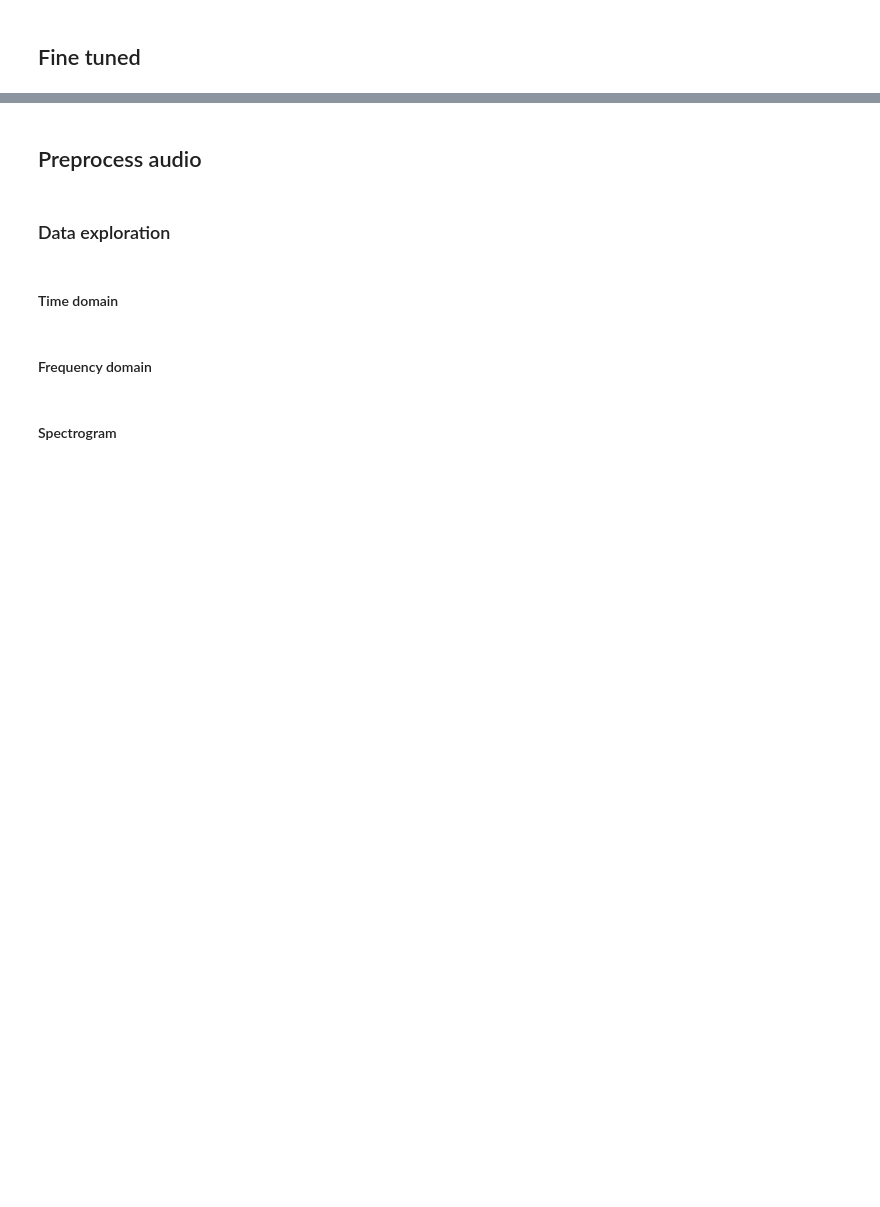
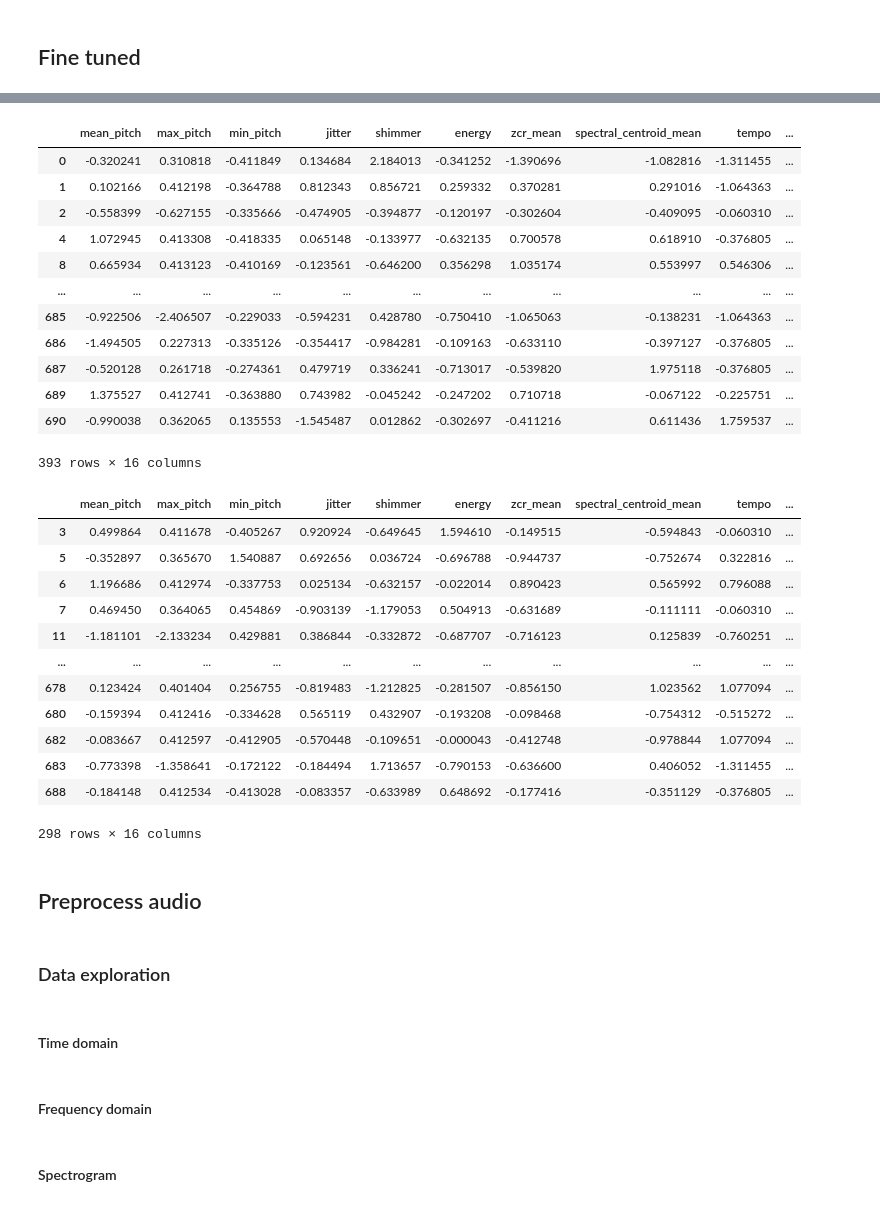
Before and after one commit to OTOTOTO02/Data-Science-Lab-process-and-methods-2024-25-WInter-Assignment, a Jupyter notebook: main.ipynb, the cells around one changed output, grey strips where cells are left out. Saved outputs shown, nothing was run; the diff lists cells and outputs as text; code cells hidden in the pictures; blank space fills up the shorter version.

```diff
--- a/main.ipynb
+++ b/main.ipynb
@@ -887,0 +860,32 @@ reg_male, reg_female = gender_regs(X_train_male, X_train_female, ages_male, ages
+# %%
+X_eval_male, X_eval_female = split_gender(step3_log_norm_eval_df)
+
+y_pred_male = reg_male.predict(X_eval_male)
+y_pred_female = reg_female.predict(X_eval_female)
+# %% [output]
+|  | mean_pitch | max_pitch | min_pitch | jitter | shimmer | energy | zcr_mean | spectral_centroid_mean | tempo | ... |
+| 0 | -0.320241 | 0.310818 | -0.411849 | 0.134684 | 2.184013 | -0.341252 | -1.390696 | -1.082816 | -1.311455 | ... |
+| 1 | 0.102166 | 0.412198 | -0.364788 | 0.812343 | 0.856721 | 0.259332 | 0.370281 | 0.291016 | -1.064363 | ... |
+| 2 | -0.558399 | -0.627155 | -0.335666 | -0.474905 | -0.394877 | -0.120197 | -0.302604 | -0.409095 | -0.060310 | ... |
+| 4 | 1.072945 | 0.413308 | -0.418335 | 0.065148 | -0.133977 | -0.632135 | 0.700578 | 0.618910 | -0.376805 | ... |
+| 8 | 0.665934 | 0.413123 | -0.410169 | -0.123561 | -0.646200 | 0.356298 | 1.035174 | 0.553997 | 0.546306 | ... |
+| ... | ... | ... | ... | ... | ... | ... | ... | ... | ... | ... |
+| 685 | -0.922506 | -2.406507 | -0.229033 | -0.594231 | 0.428780 | -0.750410 | -1.065063 | -0.138231 | -1.064363 | ... |
+| 686 | -1.494505 | 0.227313 | -0.335126 | -0.354417 | -0.984281 | -0.109163 | -0.633110 | -0.397127 | -0.376805 | ... |
+| 687 | -0.520128 | 0.261718 | -0.274361 | 0.479719 | 0.336241 | -0.713017 | -0.539820 | 1.975118 | -0.376805 | ... |
+| 689 | 1.375527 | 0.412741 | -0.363880 | 0.743982 | -0.045242 | -0.247202 | 0.710718 | -0.067122 | -0.225751 | ... |
+| 690 | -0.990038 | 0.362065 | 0.135553 | -1.545487 | 0.012862 | -0.302697 | -0.411216 | 0.611436 | 1.759537 | ... |
+393 rows × 16 columns
+|  | mean_pitch | max_pitch | min_pitch | jitter | shimmer | energy | zcr_mean | spectral_centroid_mean | tempo | ... |
+| 3 | 0.499864 | 0.411678 | -0.405267 | 0.920924 | -0.649645 | 1.594610 | -0.149515 | -0.594843 | -0.060310 | ... |
+| 5 | -0.352897 | 0.365670 | 1.540887 | 0.692656 | 0.036724 | -0.696788 | -0.944737 | -0.752674 | 0.322816 | ... |
+| 6 | 1.196686 | 0.412974 | -0.337753 | 0.025134 | -0.632157 | -0.022014 | 0.890423 | 0.565992 | 0.796088 | ... |
+| 7 | 0.469450 | 0.364065 | 0.454869 | -0.903139 | -1.179053 | 0.504913 | -0.631689 | -0.111111 | -0.060310 | ... |
+| 11 | -1.181101 | -2.133234 | 0.429881 | 0.386844 | -0.332872 | -0.687707 | -0.716123 | 0.125839 | -0.760251 | ... |
+| ... | ... | ... | ... | ... | ... | ... | ... | ... | ... | ... |
+| 678 | 0.123424 | 0.401404 | 0.256755 | -0.819483 | -1.212825 | -0.281507 | -0.856150 | 1.023562 | 1.077094 | ... |
+| 680 | -0.159394 | 0.412416 | -0.334628 | 0.565119 | 0.432907 | -0.193208 | -0.098468 | -0.754312 | -0.515272 | ... |
+| 682 | -0.083667 | 0.412597 | -0.412905 | -0.570448 | -0.109651 | -0.000043 | -0.412748 | -0.978844 | 1.077094 | ... |
+| 683 | -0.773398 | -1.358641 | -0.172122 | -0.184494 | 1.713657 | -0.790153 | -0.636600 | 0.406052 | -1.311455 | ... |
+| 688 | -0.184148 | 0.412534 | -0.413028 | -0.083357 | -0.633989 | 0.648692 | -0.177416 | -0.351129 | -0.376805 | ... |
+298 rows × 16 columns
```
Also changed, not shown: parts of 12 cells of this notebook, 1 other file.
